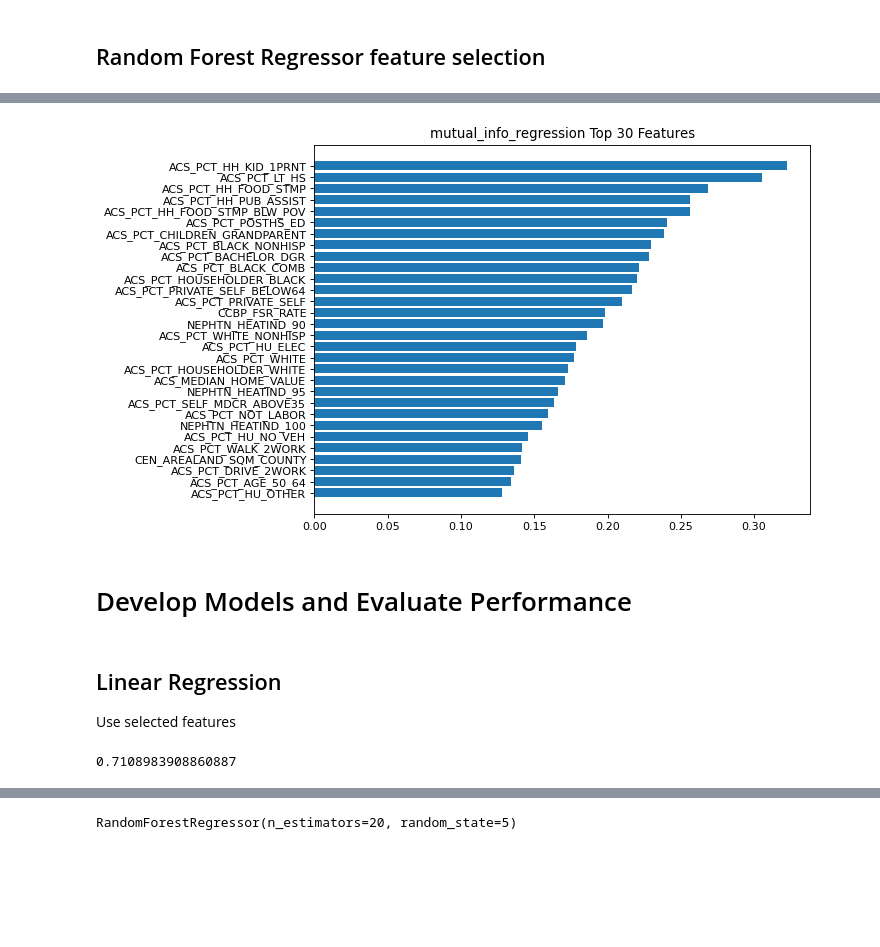
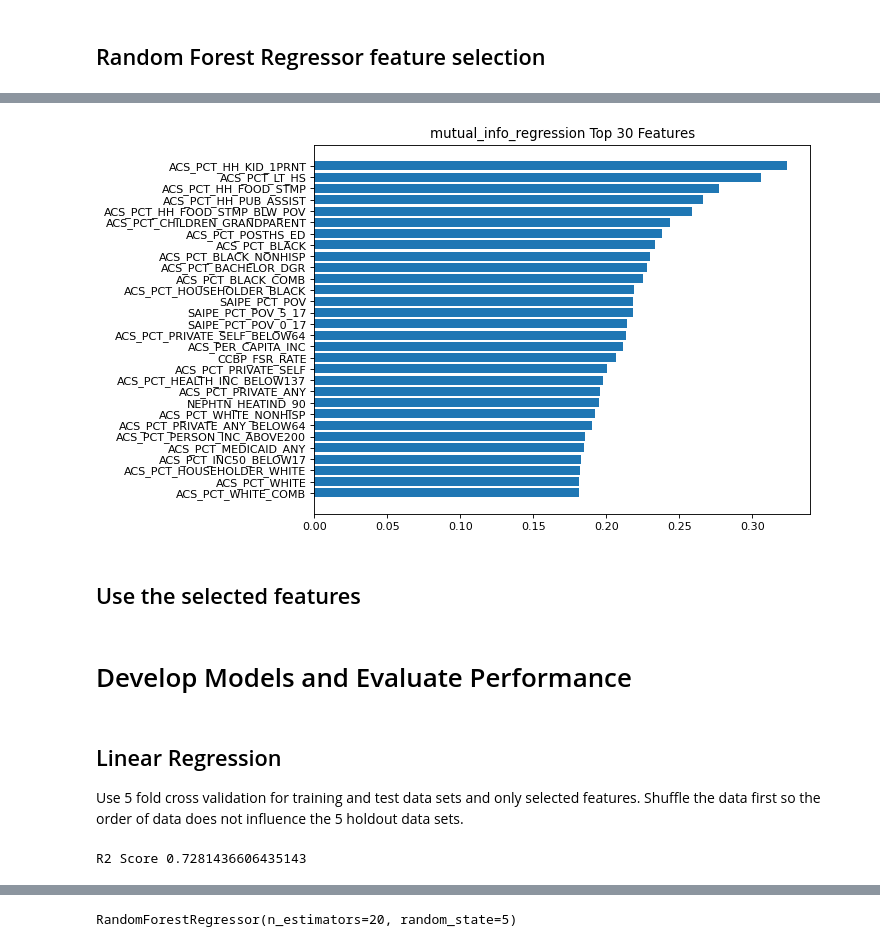
Before and after one commit to SocialHealthAI/SDOH-Models, a Jupyter notebook: chronic-disease/cms-ahrq-diabetes/cms_ahrq_diabetes.ipynb, the cells around one changed output, grey strips where cells are left out. Drawn from its saved outputs; the diff is of its cells as text; code cells hidden in the pictures; blank space fills up the shorter version.

```diff
--- a/chronic-disease/cms-ahrq-diabetes/cms_ahrq_diabetes.ipynb
+++ b/chronic-disease/cms-ahrq-diabetes/cms_ahrq_diabetes.ipynb
@@ -91,8 +74,10 @@ R2 Score:  0.9772693460746851
 # %%
-#parm_features_MutualInformationReg_X = X_train # features dataframe
-#parm_features_MutualInformationReg_Y = Y_train # target dataframe
-#%run features_MutualInformationReg.ipynb
+parm_features_MutualInformationReg_X = X # features dataframe
+parm_features_MutualInformationReg_Y = Y # target dataframe
+%run ../../features/features_MutualInformationReg.ipynb
 #listSelectedFeatures = out_features_MutualInformationReg_X()[0:30]
 # %% [output]
-[figure, old version]
+[figure, new version]
+# %% [markdown]
+## Use the selected features
 # %%
@@ -102,13 +86,17 @@ X_test_selected = X_test[listSelectedFeatures]
 # Develop Models and Evaluate Performance
 # %% [markdown]
 ## Linear Regression
-Use selected features
+Use 5 fold cross validation for training and test data sets and only selected features.  Shuffle the data first so the order of data does not influence
+the 5 holdout data sets.
 # %%
-# define the model
 lr = LinearRegression()
-lr.fit(X_train_selected, Y_train)
+X_shuffle, Y_shuffle = shuffle(X_selected, Y, random_state=42)
 
-# Coefficient of Determination
-lr.score(X_test_selected,Y_test)
+from sklearn.model_selection import cross_val_score
+scores = cross_val_score(lr, X_shuffle, Y_shuffle,
+                         scoring="r2",
+                         cv=5, n_jobs=1)
+
+print( "R2 Score", np.mean(scores))
 # %% [output]
-0.7108983908860887
+R2 Score 0.7281436606435143
```
Also changed, not shown: parts of 22 cells of this notebook, 3 other files.
